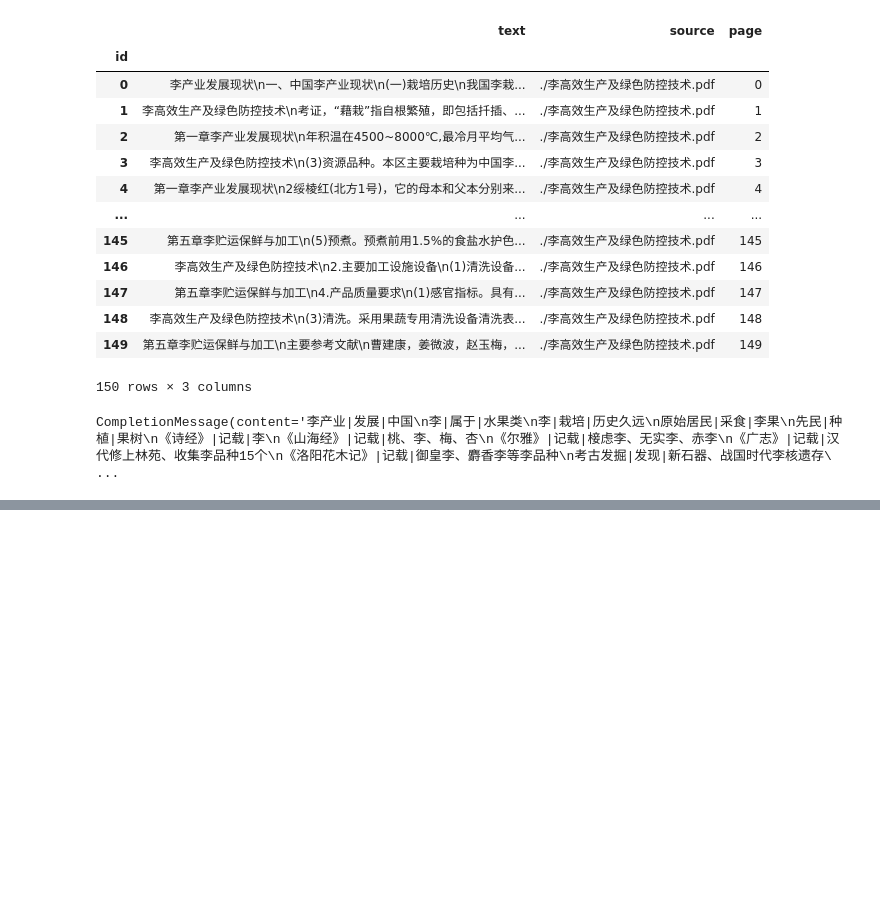
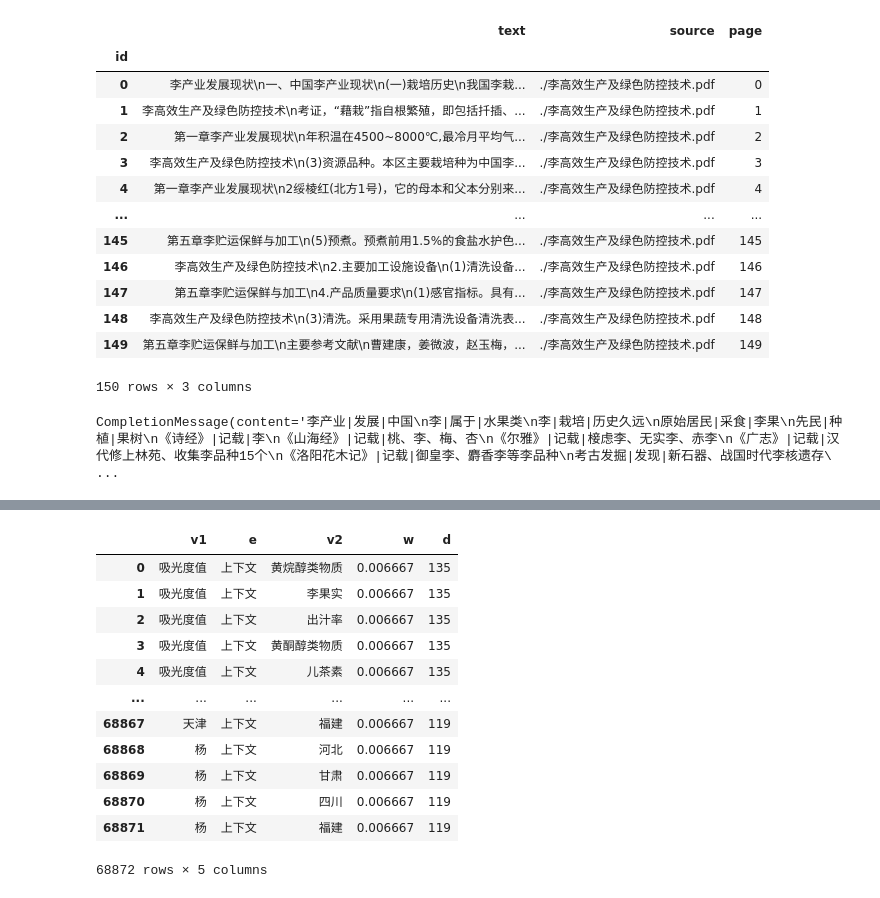
Before and after one commit to halobase/halo, a Jupyter notebook: misc/main.ipynb, the cells around one changed output, grey strips where cells are left out. Cells and saved outputs as stored; diff of their text form; code cells hidden in the pictures; blank space fills up the shorter version.

```diff
--- a/misc/main.ipynb
+++ b/misc/main.ipynb
@@ -112,0 +221,21 @@ df_all
+# %%
+df_contextual = pd.read_csv(
+  "preprocessed/edges-contextual.csv",
+  sep="|",
+  names=["v1", "e", "v2", "w", "d"]
+)
+df_contextual
+# %% [output]
+|  | v1 | e | v2 | w | d |
+| 0 | 吸光度值 | 上下文 | 黄烷醇类物质 | 0.006667 | 135 |
+| 1 | 吸光度值 | 上下文 | 李果实 | 0.006667 | 135 |
+| 2 | 吸光度值 | 上下文 | 出汁率 | 0.006667 | 135 |
+| 3 | 吸光度值 | 上下文 | 黄酮醇类物质 | 0.006667 | 135 |
+| 4 | 吸光度值 | 上下文 | 儿茶素 | 0.006667 | 135 |
+| ... | ... | ... | ... | ... | ... |
+| 68867 | 天津 | 上下文 | 福建 | 0.006667 | 119 |
+| 68868 | 杨 | 上下文 | 河北 | 0.006667 | 119 |
+| 68869 | 杨 | 上下文 | 甘肃 | 0.006667 | 119 |
+| 68870 | 杨 | 上下文 | 四川 | 0.006667 | 119 |
+| 68871 | 杨 | 上下文 | 福建 | 0.006667 | 119 |
+68872 rows × 5 columns
```
Also changed, not shown: parts of 13 cells of this notebook, 5 other files.
